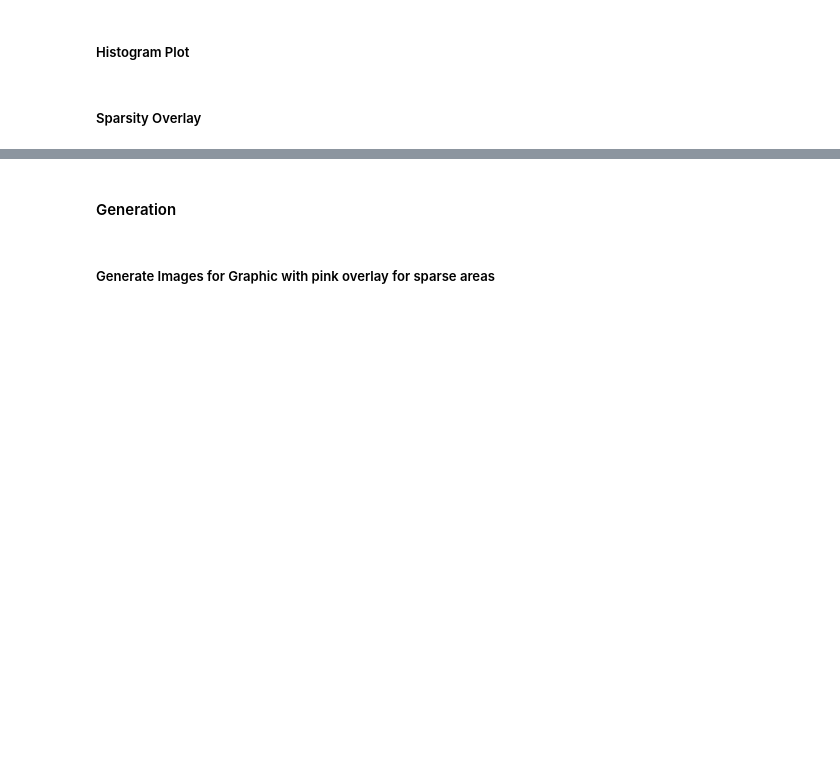
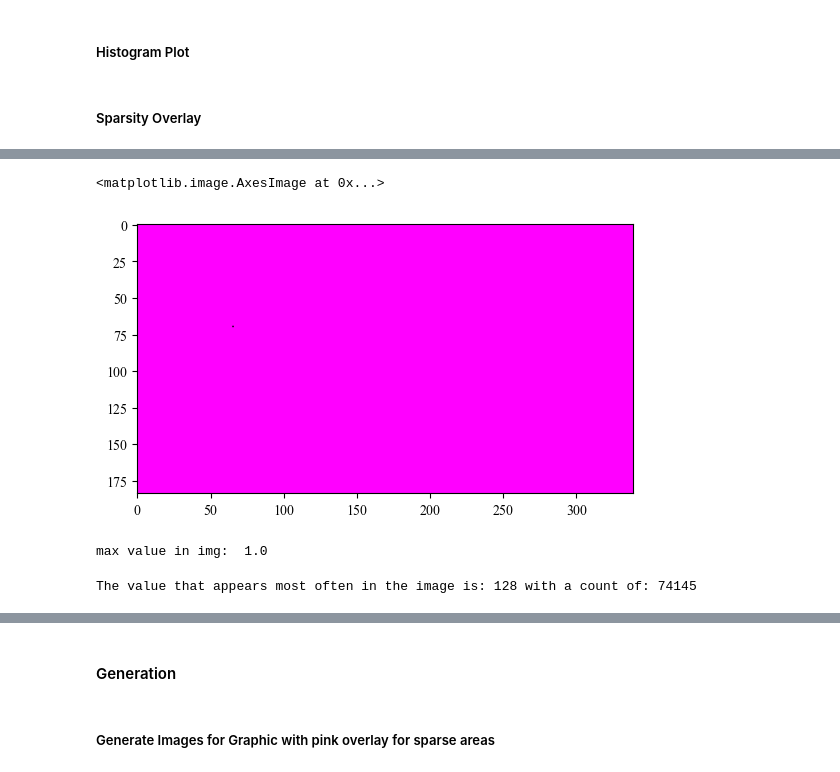
Before and after one commit to LiaNimmermann/Visualization-Notebooks, a Jupyter notebook: Processed-Images/Preprocessing-Visualization-Cleaned.ipynb, the cells around one changed output, grey strips where cells are left out. Saved outputs shown, nothing was run; the diff lists cells and outputs as text; code cells hidden in the pictures; blank space fills up the shorter version.

```diff
--- a/Processed-Images/Preprocessing-Visualization-Cleaned.ipynb
+++ b/Processed-Images/Preprocessing-Visualization-Cleaned.ipynb
@@ -563,0 +667,22 @@ def save_image_with_overlay_alpha(original_image, output, sparse, save_name, sav
+# %%
+# set white pixels to pink
+img[mask] = [1.0, 0, 1.0]
+# %%
+# plot image
+plt.imshow(img)
+# %% [output]
+<matplotlib.image.AxesImage at 0x...>
+[figure, added]
+# %%
+#print img max
+print("max value in img: ", img.max())
+# %% [output]
+max value in img:  1.0
+# %%
+# print the value that appears most often in the image
+from collections import Counter
+counter = Counter(img.flatten())
+most_common_value, count = counter.most_common(1)[0]
+print(f"The value that appears most often in the image is: {most_common_value} with a count of: {count}")
+# %% [output]
+The value that appears most often in the image is: 128 with a count of: 74145
```
Also changed, not shown: parts of 21 cells of this notebook.
